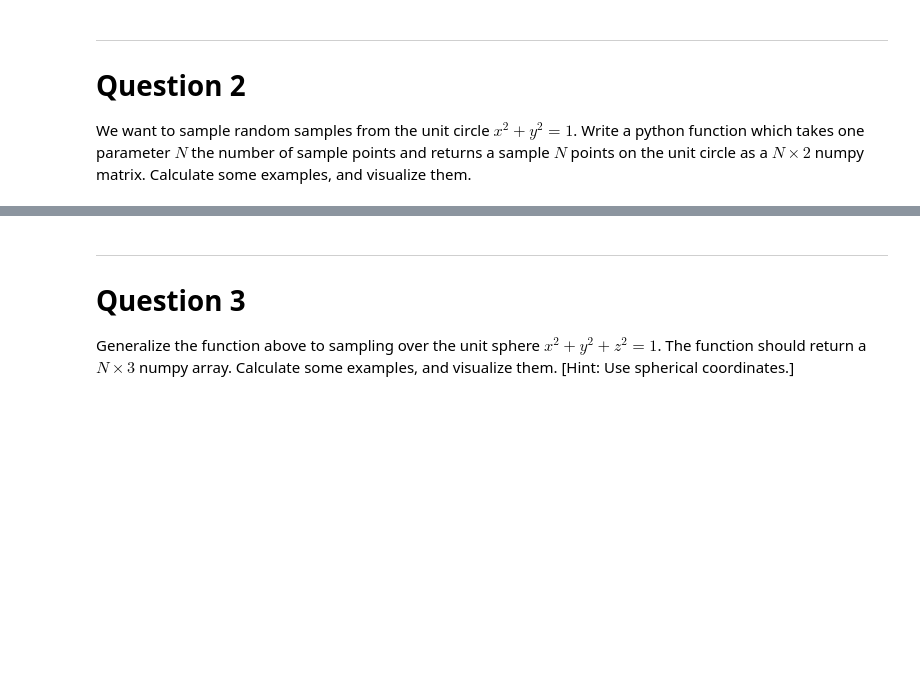
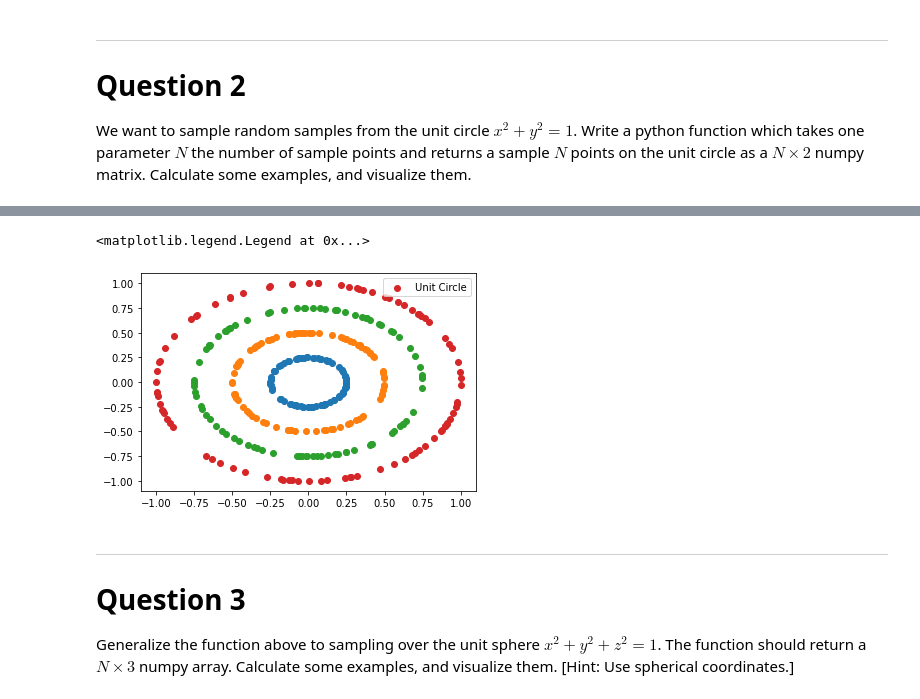
Before and after one commit to cemsanga/MAT555E_Assignments, a Jupyter notebook: HW1_CemS.ipynb, the cells around one changed output, grey strips where cells are left out. Drawn from its saved outputs; the diff is of its cells as text; code cells hidden in the pictures; blank space fills up the shorter version.

```diff
--- a/HW1_CemS.ipynb
+++ b/HW1_CemS.ipynb
@@ -65,3 +95,41 @@ We want to sample random samples from the unit circle $x^2+y^2=1$. Write a pytho
+# %%
+def points_on_circle_var_R(N,R):
+    data = np.empty(shape=(N,2))
+    for n in range(N):
+        seed = np.random.rand()
+        θ = seed*2*np.pi
+        x = R*np.cos(θ) # Angle in radians
+        y = R*np.sin(θ)
+        data[n,0] = x
+        data[n,1] = y
+    return data
+# %%
+N=89
+
+veri = points_on_circle_var_R(N,0.25)
+verix1 = veri[:,0]
+veriy1 = veri[:,1]
+
+veri = points_on_circle_var_R(N,0.5)
+verix2 = veri[:,0]
+veriy2 = veri[:,1]
+
+veri = points_on_circle_var_R(N,0.75)
+verix3 = veri[:,0]
+veriy3 = veri[:,1]
+
+veri = points_on_circle(N)
+verix4 = veri[:,0]
+veriy4 = veri[:,1]
+
+plt.scatter(verix1,veriy1)
+plt.scatter(verix2,veriy2)
+plt.scatter(verix3,veriy3)
+plt.scatter(verix4,veriy4,label="Unit Circle")
+plt.legend()
+# %% [output]
+<matplotlib.legend.Legend at 0x...>
+[figure, added]
 # %% [markdown]
 ***
 # Question 3
```
Also changed, not shown: parts of 10 cells of this notebook.
